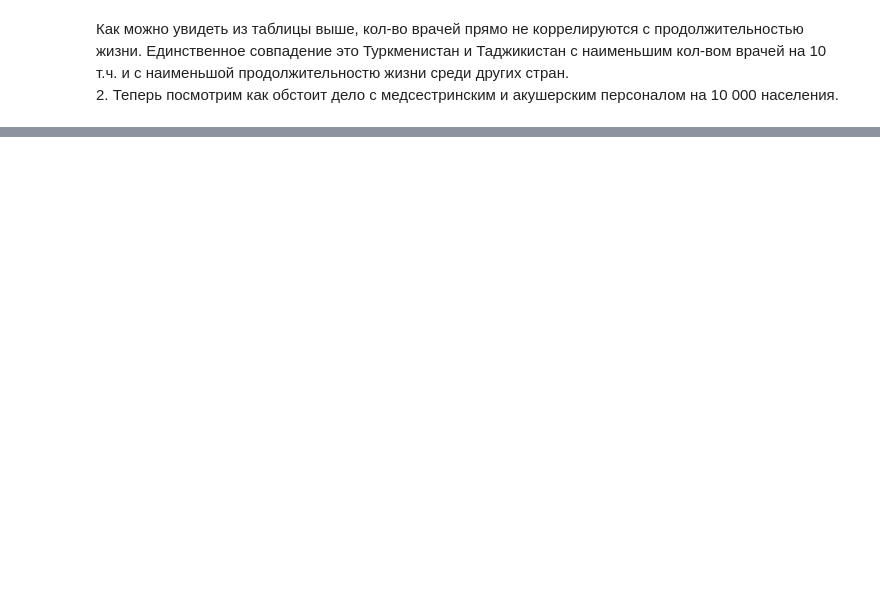
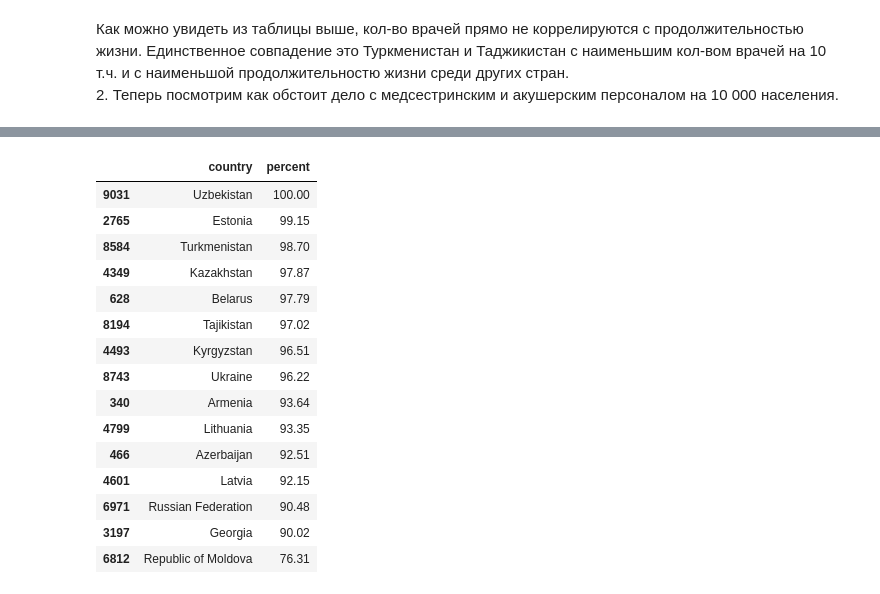
Before and after one commit to iamdenizzz/Diplom_DA-11, a Jupyter notebook: Diplom.ipynb, the cells around one changed output, grey strips where cells are left out. Drawn from its saved outputs; the diff is of its cells as text; code cells hidden in the pictures; blank space fills up the shorter version.

```diff
--- a/Diplom.ipynb
+++ b/Diplom.ipynb
@@ -129,0 +203,24 @@ data_nam[['country','percent']].sort_values(by='percent', ascending=False)
+# %%
+datas['albss'] = get_stat('atLeastBasicSanitizationServices',
+                     ['country','indicator','period','type','percent'],
+                     'percent',
+                     2017,
+                     'type', 'Total')
+datas['albss']
+# %% [output]
+|  | country | percent |
+| 9031 | Uzbekistan | 100.00 |
+| 2765 | Estonia | 99.15 |
+| 8584 | Turkmenistan | 98.70 |
+| 4349 | Kazakhstan | 97.87 |
+| 628 | Belarus | 97.79 |
+| 8194 | Tajikistan | 97.02 |
+| 4493 | Kyrgyzstan | 96.51 |
+| 8743 | Ukraine | 96.22 |
+| 340 | Armenia | 93.64 |
+| 4799 | Lithuania | 93.35 |
+| 466 | Azerbaijan | 92.51 |
+| 4601 | Latvia | 92.15 |
+| 6971 | Russian Federation | 90.48 |
+| 3197 | Georgia | 90.02 |
+| 6812 | Republic of Moldova | 76.31 |
```
Also changed, not shown: parts of 19 cells of this notebook.
